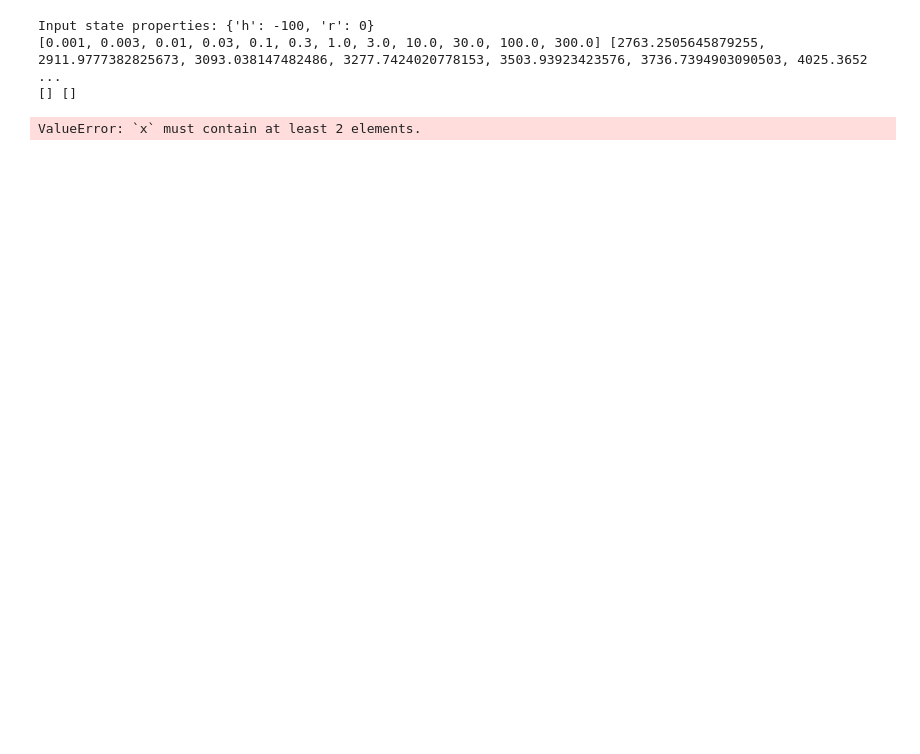
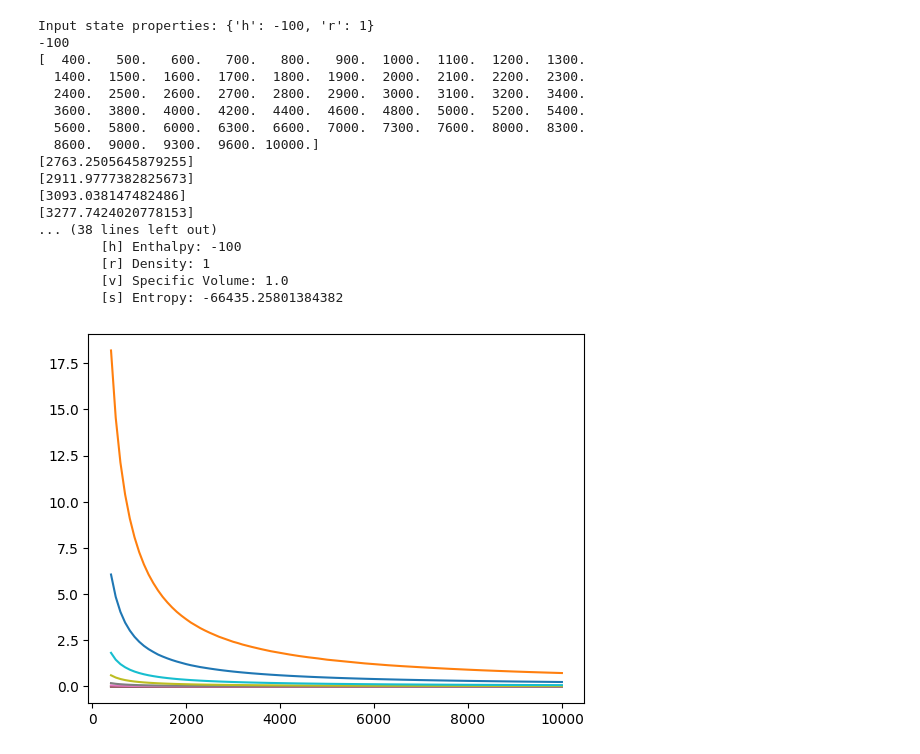
Before and after one commit to daa97/CFE, a Jupyter notebook: Hydrogen Solver.ipynb, the cells around one changed output. Saved outputs shown, nothing was run; the diff lists cells and outputs as text; code cells hidden in the pictures; blank space fills up the shorter version.

```diff
--- a/Hydrogen Solver.ipynb
+++ b/Hydrogen Solver.ipynb
@@ -248,11 +278,29 @@ class Table:
         return unique
 # %%
 H2 = Fluid("H2_data_h.csv", "H2_data_Cp.csv", "H2_data_h.csv", "H2_data_rho_placeholder.csv")
-print(H2.tables['r'].data)
-a = H2.state(h=-100, rho=.0001)
+#print(H2.tables['r'].data)
+
+for j in range(len(H2.tables['r'].P)):
+    plt.plot(H2.tables['r'].T, H2.tables['r'].data[:,j])
+
+a = H2.state(h=-100, rho=1.5)
 print(a)
 # %% [output]
-Input state properties: {'h': -100, 'r': 0}
-[0.001, 0.003, 0.01, 0.03, 0.1, 0.3, 1.0, 3.0, 10.0, 30.0, 100.0, 300.0] [2763.2505645879255, 2911.9777382825673, 3093.038147482486, 3277.7424020778153, 3503.93923423576, 3736.7394903090503, 4025.3652 ...
-[] []
+Input state properties: {'h': -100, 'r': 1}
+-100
+[  400.   500.   600.   700.   800.   900.  1000.  1100.  1200.  1300.
+  1400.  1500.  1600.  1700.  1800.  1900.  2000.  2100.  2200.  2300.
+  2400.  2500.  2600.  2700.  2800.  2900.  3000.  3100.  3200.  3400.
+  3600.  3800.  4000.  4200.  4400.  4600.  4800.  5000.  5200.  5400.
+  5600.  5800.  6000.  6300.  6600.  7000.  7300.  7600.  8000.  8300.
+  8600.  9000.  9300.  9600. 10000.]
+[2763.2505645879255]
+[2911.9777382825673]
+[3093.038147482486]
+[3277.7424020778153]
+... (38 lines left out)
+        [h] Enthalpy: -100
+        [r] Density: 1
+        [v] Specific Volume: 1.0
+        [s] Entropy: -66435.25801384382
-ValueError: `x` must contain at least 2 elements.
+[figure, added]
```
Also changed, not shown: parts of 3 cells of this notebook.
